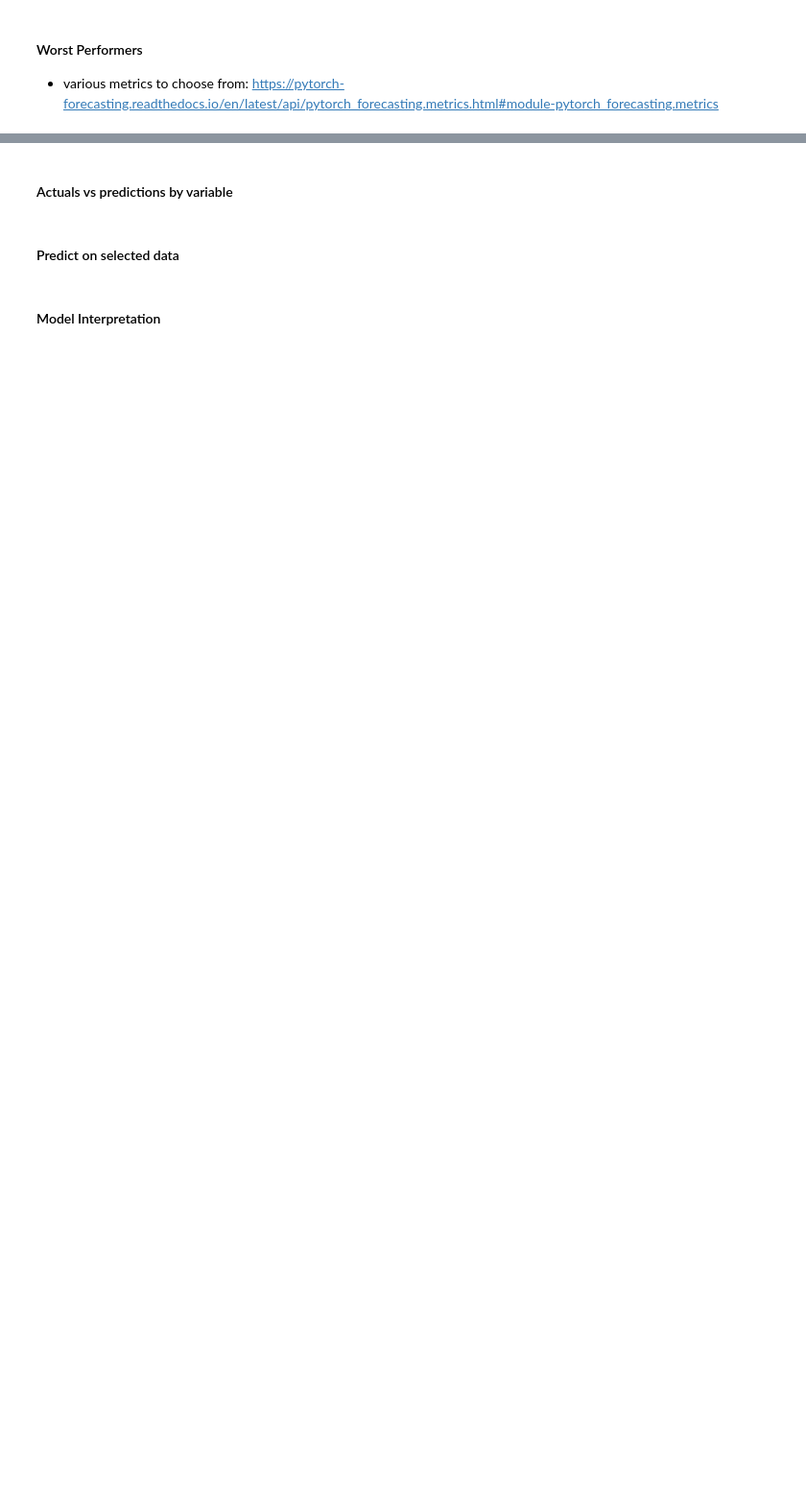
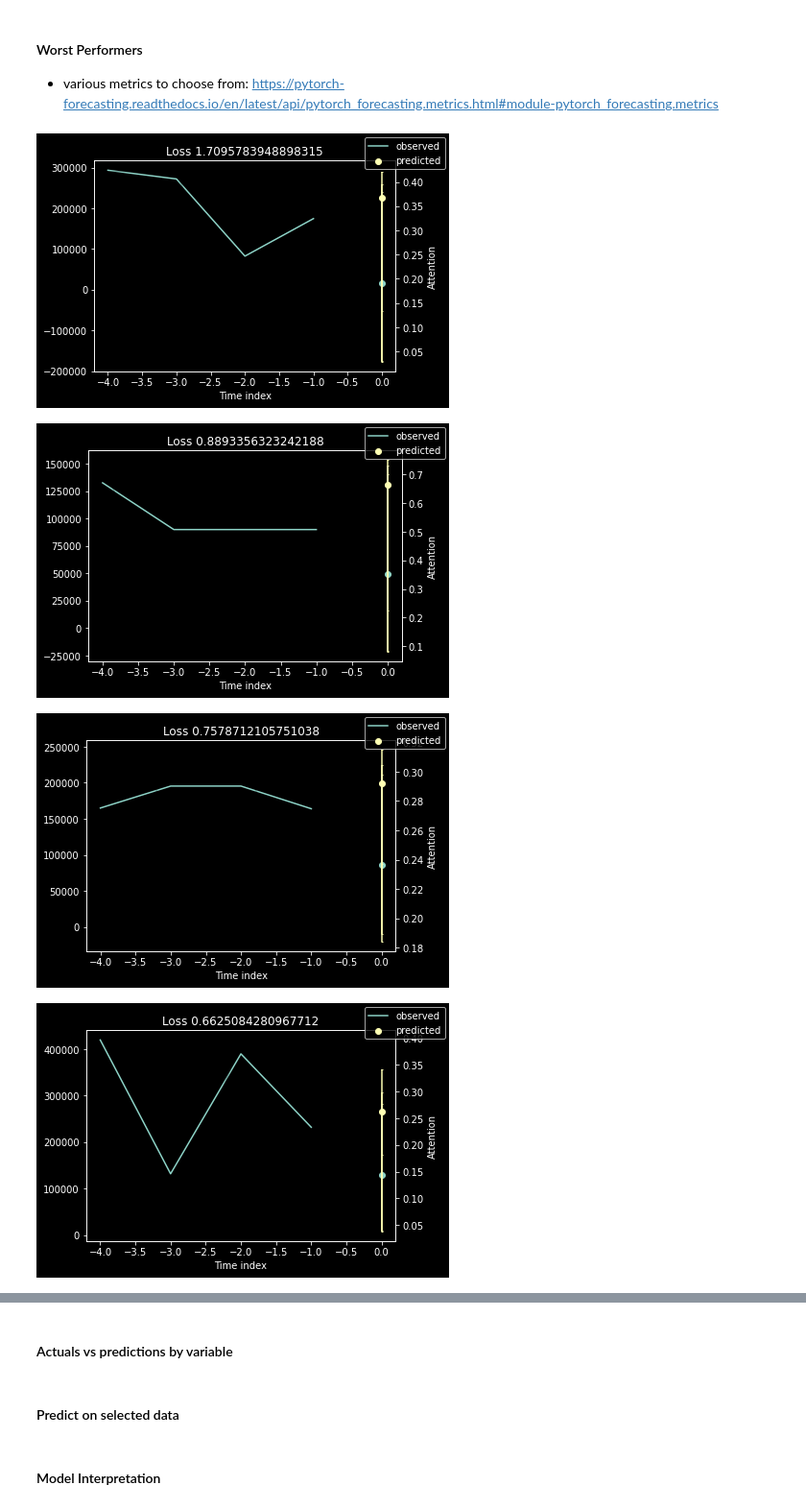
Before and after one commit to ian-byrne/CapstoneTeamJim, a Jupyter notebook: ian-scratchpads/pytorch_explore_yearly.ipynb, the cells around one changed output, grey strips where cells are left out. Shown at 96% size. Saved outputs shown, nothing was run; the diff lists cells and outputs as text; code cells hidden in the pictures; blank space fills up the shorter version.

```diff
--- a/ian-scratchpads/pytorch_explore_yearly.ipynb
+++ b/ian-scratchpads/pytorch_explore_yearly.ipynb
@@ -347,11 +433,16 @@ for idx in range(10):  # plot 10 examples
 #### Worst Performers
 - various metrics to choose from: https://pytorch-forecasting.readthedocs.io/en/latest/api/pytorch_forecasting.metrics.html#module-pytorch_forecasting.metrics
 # %%
-# # calcualte metric by which to display
-# predictions = best_tft.predict(val_dataloader)
-# mean_losses = SMAPE(reduction="none")(predictions, actuals).mean(1)
-# indices = mean_losses.argsort(descending=True)  # sort losses
-# for idx in range(10):  # plot 10 examples
-#     best_tft.plot_prediction(
-#         x, raw_predictions, idx=indices[idx], add_loss_to_title=SMAPE(quantiles=best_tft.loss.quantiles)
-#     );
+# calcualte metric by which to display
+predictions = best_tft.predict(val_dataloader)
+mean_losses = SMAPE(reduction="none")(predictions, actuals).mean(1)
+indices = mean_losses.argsort(descending=True)  # sort losses
+for idx in range(10):  # plot 10 examples
+    best_tft.plot_prediction(
+        x, raw_predictions, idx=indices[idx], add_loss_to_title=SMAPE(quantiles=best_tft.loss.quantiles)
+    );
+# %% [output]
+[figure, added]
+[figure, added]
+[figure, added]
+[figure, added]
```
Also changed, not shown: parts of 21 cells of this notebook.
